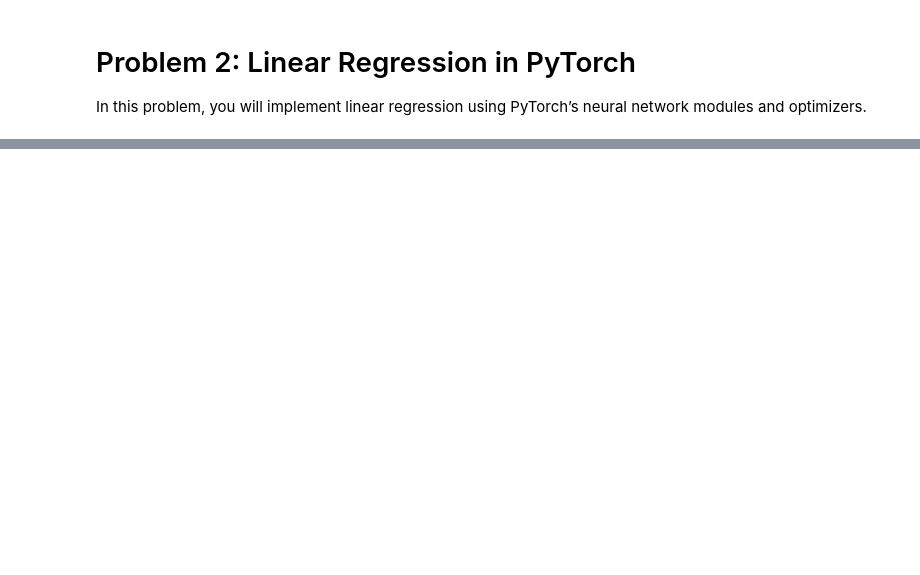
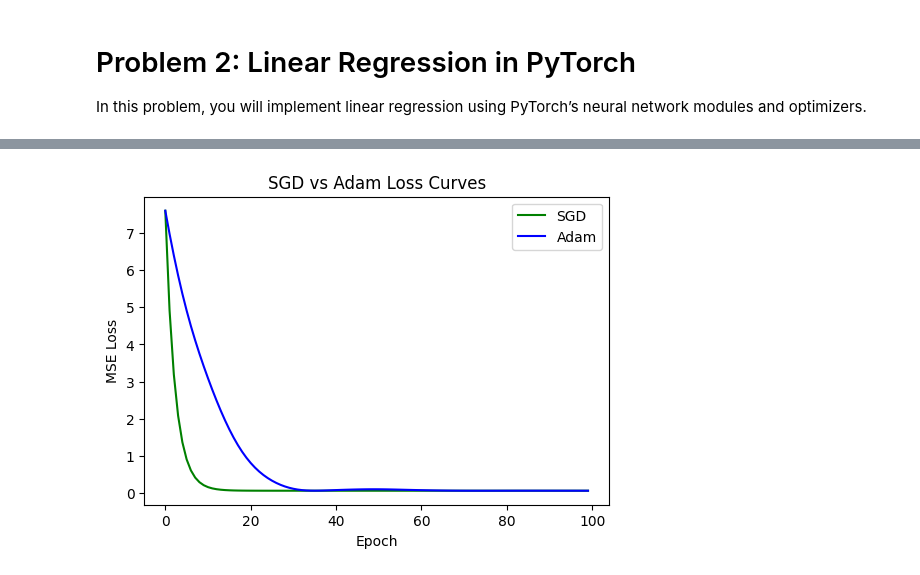
Before and after one commit to yfoxgit/ML-in-Economics, a Jupyter notebook: problemSets/d200_ps1_A2.ipynb, the cells around one changed output, grey strips where cells are left out. Drawn from its saved outputs; the diff is of its cells as text; code cells hidden in the pictures; blank space fills up the shorter version.

```diff
--- a/problemSets/d200_ps1_A2.ipynb
+++ b/problemSets/d200_ps1_A2.ipynb
@@ -150,0 +340,33 @@ y = true_weight * X + true_bias + 0.3 * torch.randn(n_samples, 1)
+# %%
+# 2.d
+torch.set_rng_state(rng_state) # to manage reproducibility
+model = nn.Linear(in_features=1, out_features=1) # reset model weights
+
+# Define loss function, optimizer and number of epochs
+loss_func = nn.MSELoss()
+optimizer2 = optim.Adam(model.parameters(), lr=0.1)
+n_epochs = 100
+
+# training loop for 100 epochs
+losses_adam = []
+
+for epoch in range(n_epochs):
+    pred = model(X)  # 1. Forward pass
+    loss = loss_func(pred, y)  # 2. Compute loss
+    optimizer2.zero_grad()  # 3. Zero gradients
+    loss.backward()  # Backward pass
+    optimizer2.step()  # Update parameters
+
+    losses_adam.append(loss.item())
+# %%
+# loss comparison plot
+plt.figure(figsize=(6, 4))
+plt.plot(losses, color='green', label='SGD')
+plt.plot(losses_adam, color='blue', label='Adam')
+plt.xlabel('Epoch')
+plt.ylabel('MSE Loss')
+plt.legend()
+plt.title('SGD vs Adam Loss Curves')
+plt.show()
+# %% [output]
+[figure, added]
```
Also changed, not shown: parts of 44 cells of this notebook, 8 other files.
